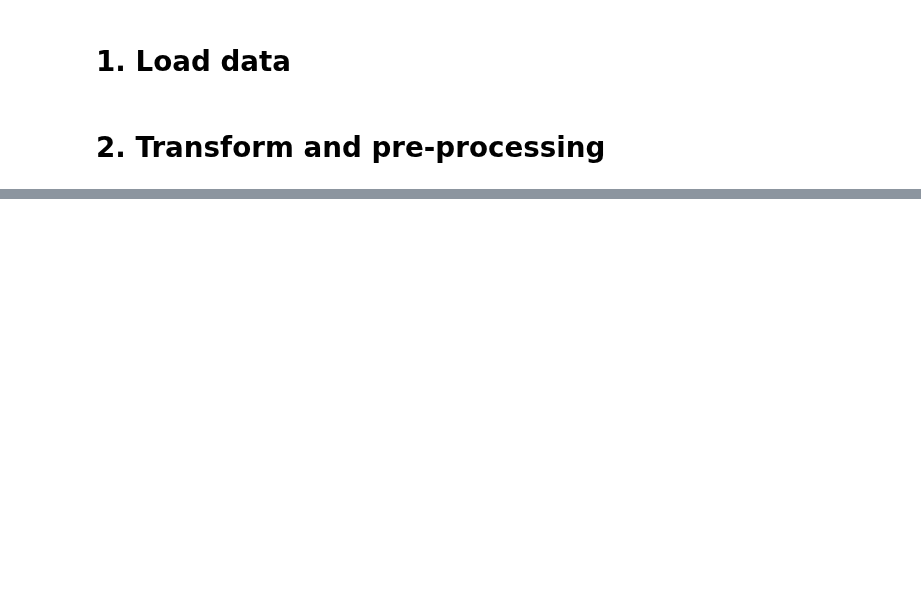
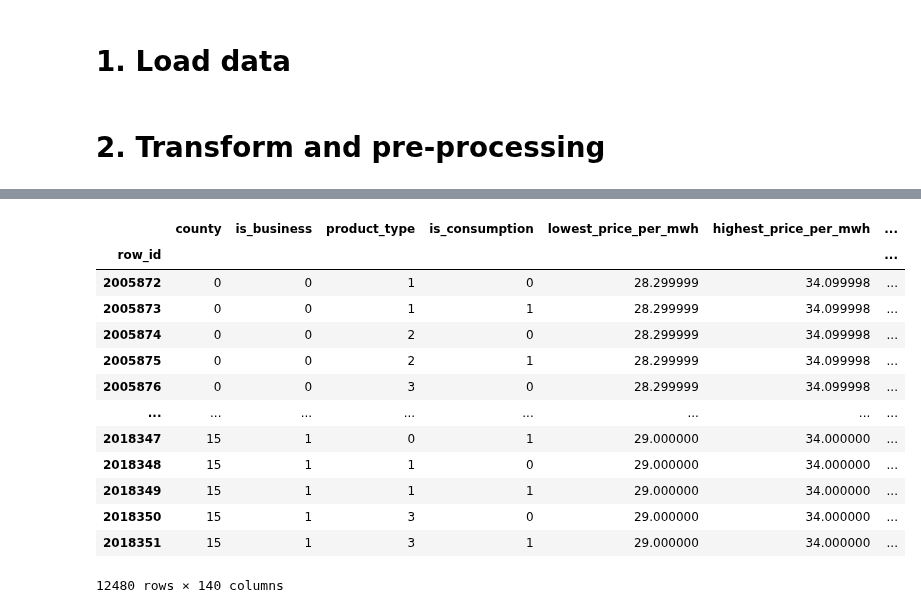
Before and after one commit to dinhtanloc/ads_enfit, a Jupyter notebook: prj2/2.pre-processing/1.pre-processing.ipynb, the cells around one changed output, grey strips where cells are left out. Saved outputs shown, nothing was run; the diff lists cells and outputs as text; code cells hidden in the pictures; blank space fills up the shorter version.

```diff
--- a/prj2/2.pre-processing/1.pre-processing.ipynb
+++ b/prj2/2.pre-processing/1.pre-processing.ipynb
@@ -216,2 +235,4 @@ shape: (2_018_352, 8)
 # %%
 df_train_features.to_csv(f'{save_dir}/df_train_features.csv')
+# %%
+data_cols = ['target', 'county', 'is_business', 'product_type', 'is_consumption', 'prediction_datetime', 'row_id']
@@ -217,0 +257,3 @@ df_train_features.to_csv(f'{save_dir}/df_train_features.csv')
+# %%
+df_target=df_new_target[df_new_target.columns]
+df_target
@@ -217,0 +275,15 @@ df_train_features.to_csv(f'{save_dir}/df_train_features.csv')
+# %%
+root=f"{data_dir}\\example_test_files"
+df_test = pl.read_csv(os.path.join(root, "test.csv"), columns=data_cols[1:], try_parse_dates=True)
+df_test=df_test.rename({'prediction_datetime':'datetime'})
+df_client = pl.read_csv(os.path.join(root, "client.csv"), columns=client_cols, try_parse_dates=True)
+df_gas_prices = pl.read_csv(os.path.join(root, "gas_prices.csv"), columns=gas_prices_cols, try_parse_dates=True)
+df_electricity_prices = pl.read_csv(os.path.join(root, "electricity_prices.csv"), columns=electricity_prices_cols, try_parse_dates=True)
+df_new_forecast_weather = pl.read_csv(os.path.join(root, "forecast_weather.csv"), columns=forecast_weather_cols, try_parse_dates=True)
+df_new_historical_weather = pl.read_csv(os.path.join(root, "historical_weather.csv"), columns=historical_weather_cols, try_parse_dates=True)
+# df_weather_station_to_county_mapping = pl.read_csv(os.path.join(root, "weather_station_to_county_mapping.csv"), columns=location_cols, try_parse_dates=True)
+df_new_target = pl.read_csv(os.path.join(root, "revealed_targets.csv"), columns=target_cols, try_parse_dates=True)
+df_forecast_weather = pl.concat([df_forecast_weather, df_new_forecast_weather]).unique(['forecast_datetime', 'latitude', 'longitude', 'hours_ahead'])
+
+df_historical_weather = pl.concat([df_historical_weather, df_new_historical_weather]).unique(['datetime', 'latitude', 'longitude'])
+df_target = pl.concat([df_target, df_new_target]).unique(['datetime', 'county', 'is_business', 'product_type', 'is_consumption'])
@@ -217,0 +324,30 @@ df_train_features.to_csv(f'{save_dir}/df_train_features.csv')
+# %%
+df_test_features = generate_features(
+        df_test,
+        df_client,
+        df_gas_prices,
+        df_electricity_prices,
+        df_forecast_weather,
+        df_historical_weather,
+        df_weather_station_to_county_mapping,
+        df_target
+    )
+df_test_features = to_pandas(df_test_features)
+df_test_features = df_test_features.drop('date',axis=1)
+# %%
+df_test_features
+# %% [output]
+|  | county | is_business | product_type | is_consumption | lowest_price_per_mwh | highest_price_per_mwh | ... |
+| row_id |  |  |  |  |  |  | ... |
+| 2005872 | 0 | 0 | 1 | 0 | 28.299999 | 34.099998 | ... |
+| 2005873 | 0 | 0 | 1 | 1 | 28.299999 | 34.099998 | ... |
+| 2005874 | 0 | 0 | 2 | 0 | 28.299999 | 34.099998 | ... |
+| 2005875 | 0 | 0 | 2 | 1 | 28.299999 | 34.099998 | ... |
+| 2005876 | 0 | 0 | 3 | 0 | 28.299999 | 34.099998 | ... |
+| ... | ... | ... | ... | ... | ... | ... | ... |
+| 2018347 | 15 | 1 | 0 | 1 | 29.000000 | 34.000000 | ... |
+| 2018348 | 15 | 1 | 1 | 0 | 29.000000 | 34.000000 | ... |
+| 2018349 | 15 | 1 | 1 | 1 | 29.000000 | 34.000000 | ... |
+| 2018350 | 15 | 1 | 3 | 0 | 29.000000 | 34.000000 | ... |
+| 2018351 | 15 | 1 | 3 | 1 | 29.000000 | 34.000000 | ... |
+12480 rows × 140 columns
```
Also changed, not shown: parts of 12 cells of this notebook, 2 other files.
